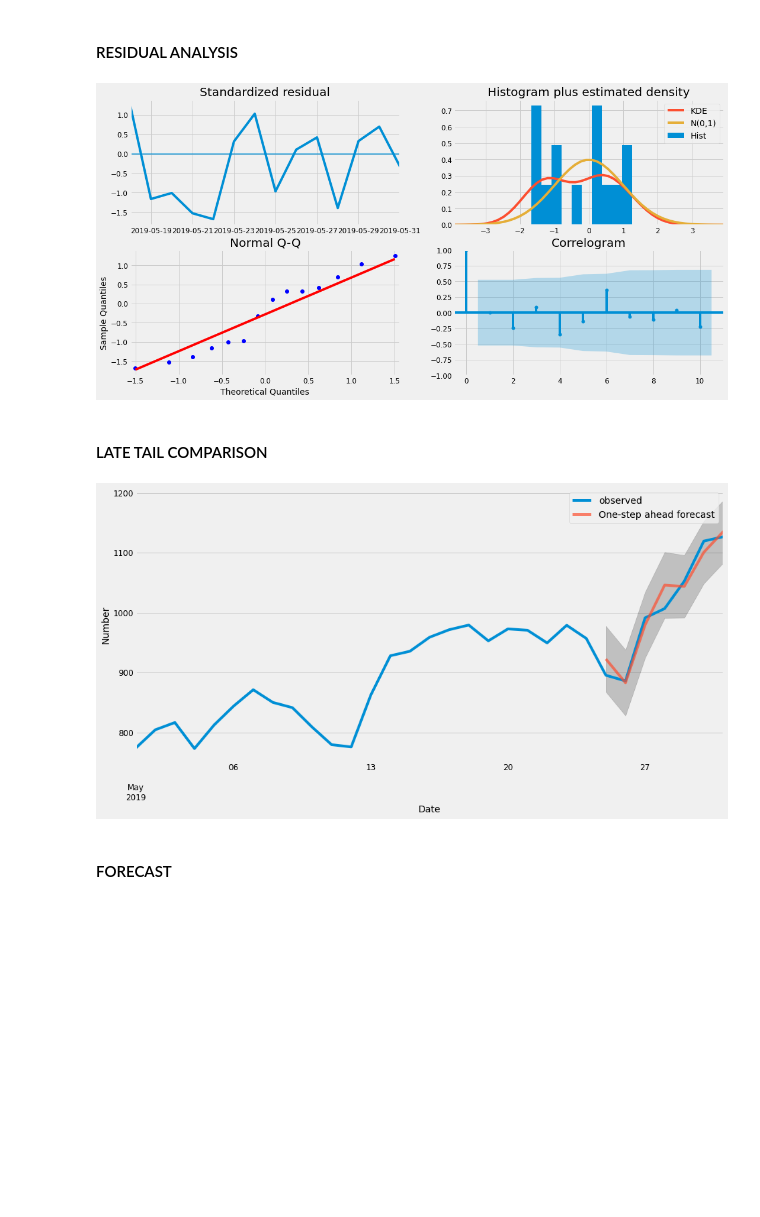
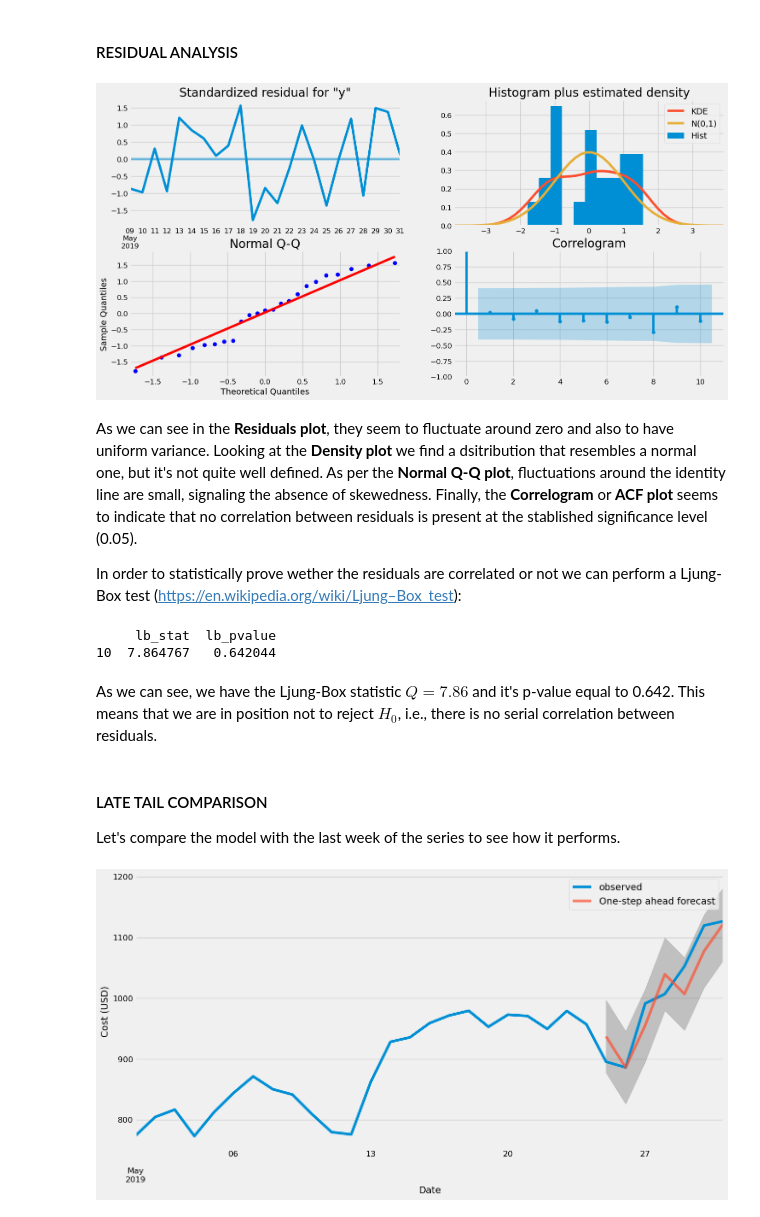
Before and after one commit to homocuadratus/time-series-final-work, a Jupyter notebook: meli_costs_forecast_SARIMAX_stationarity.ipynb, the cells around one changed output. Saved outputs shown, nothing was run; the diff lists cells and outputs as text; code cells hidden in the pictures; blank space fills up the shorter version.

```diff
--- a/meli_costs_forecast_SARIMAX_stationarity.ipynb
+++ b/meli_costs_forecast_SARIMAX_stationarity.ipynb
@@ -37,0 +38,3 @@ df_costs = pd.read_excel(costs_raw)
+# %%
+costs_time_series_path = "meli_ec2_blended_cost_may_2019.xlsx"
+df_costs = pd.read_excel(costs_time_series_path)
@@ -87,9 +99,0 @@ plt.show()
-# %%
-from pylab import rcParams
-rcParams['figure.figsize'] = 18, 8
-
-decomposition = sm.tsa.seasonal_decompose(df_costs_monthly, model='multiplicative')
-fig = decomposition.plot()
-plt.xlabel('Date')
-fig.suptitle('Amazon EC2 costs - May 2019 - Decomposition')
-plt.show()
@@ -222,11 +300,9 @@ ARIMA(1, 1, 1)x(1, 1, 1, 7) - AIC:144.3
 
 Having found the set of parameters that minimizes AIC, we
 # %%
-mod = sm.tsa.statespace.SARIMAX(df_costs_monthly,
-                                order=(0, 1, 1),
-                                seasonal_order=(1, 1, 1, 7),
-                                enforce_stationarity=False,
-                                enforce_invertibility=False)
-results = mod.fit()
-print(results.summary().tables[1])
+sarimax_object = sm.tsa.statespace.SARIMAX(df_costs_monthly,
+                                order=(0, 1, 0),
+                                seasonal_order=(1, 1, 0, 7))
+sarimax_model = sarimax_object.fit(max_iter = 100, method = 'powell')
+sarimax_model.summary()
 # %% [output]
@@ -241,14 +330,28 @@ sigma2       418.5425   1.05e+04      0.040      0.968   -2.02e+04    2.11e+04
 # %% [markdown]
 #### RESIDUAL ANALYSIS
 # %%
-results.plot_diagnostics(figsize=(16, 8))
+sarimax_model.plot_diagnostics(figsize=(16, 8))
 plt.show()
 # %% [output]
-[figure, old version]
+[figure, new version]
-# %% [markdown]
-#### LATE TAIL COMPARISON
+# %% [markdown]
+As we can see in the **Residuals plot**, they seem to fluctuate around zero and also to have uniform variance. Looking at the **Density plot** we find a dsitribution that resembles a normal one, but it's not quite well defined. As per the **Normal Q-Q plot**, fluctuations around the identity line are small, signaling the absence of skewedness. Finally, the **Correlogram** or **ACF plot** seems to indicate that no correlation between residuals is present at the stablished significance level (0.05).
+
+In order to statistically prove wether the residuals are correlated or not we can perform a Ljung-Box test (https://en.wikipedia.org/wiki/Ljung–Box_test):
+# %%
+residuals_ljungbox_test_results = sm.stats.acorr_ljungbox(sarimax_model.resid, model_df=0, lags=[10], return_df=True)
+print(residuals_ljungbox_test_results)
+# %% [output]
+     lb_stat  lb_pvalue
+10  7.864767   0.642044
+# %% [markdown]
+As we can see, we have the Ljung-Box statistic $Q=7.86$ and it's p-value equal to 0.642. This means that we are in position not to reject $H_0$, i.e., there is no serial correlation between residuals.
+# %% [markdown]
+#### LATE TAIL COMPARISON
+
+Let's compare the model with the last week of the series to see how it performs.
 # %%
-pred = results.get_prediction(start=pd.to_datetime('2019-05-25'), dynamic=False)
+pred = sarimax_model.get_prediction(start=pd.to_datetime('2019-05-25'), dynamic=False)
 pred_ci = pred.conf_int()
 ax = df_costs_monthly['2019-05-01':].plot(label='observed')
 pred.predicted_mean.plot(ax=ax, label='One-step ahead forecast', alpha=.7, figsize=(14, 7))
@@ -256,10 +359,8 @@ ax.fill_between(pred_ci.index,
                 pred_ci.iloc[:, 0],
                 pred_ci.iloc[:, 1], color='k', alpha=.2)
 ax.set_xlabel('Date')
-ax.set_ylabel('Number')
+ax.set_ylabel('Cost (USD)')
 plt.legend()
 plt.show()
 # %% [output]
-[figure, old version]
+[figure, new version]
-# %% [markdown]
-#### FORECAST
```
Also changed, not shown: parts of 47 cells of this notebook.
